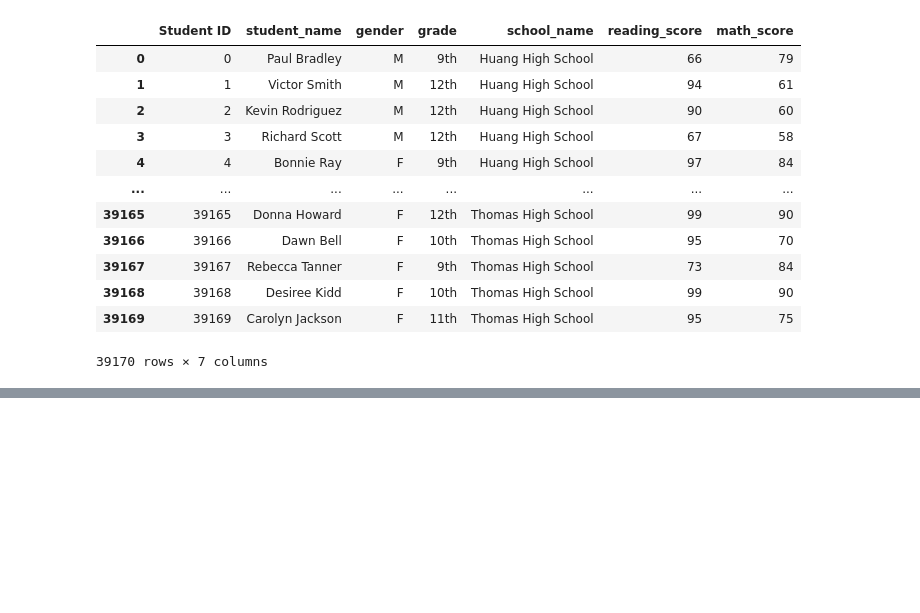
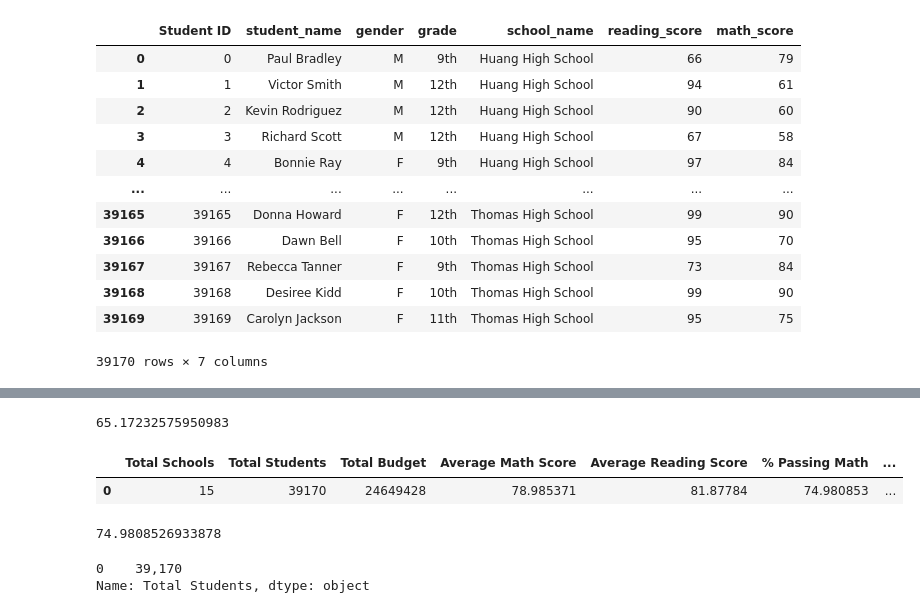
Before and after one commit to zongili/School_District_Analysis, a Jupyter notebook: PyCitySchools.ipynb, the cells around one changed output, grey strips where cells are left out. Drawn from its saved outputs; the diff is of its cells as text; code cells hidden in the pictures; blank space fills up the shorter version.

Commit message:
district summary complete & map, format usage

```diff
--- a/PyCitySchools.ipynb
+++ b/PyCitySchools.ipynb
@@ -308,0 +368,8 @@ student_data
+# %%
+student_count = school_data_complete_df["Student ID"].count()
+# Calculate the percent that passed math.
+passing_math_percentage = passing_math_count / float(student_count) * 100
+
+# Calculate the percent that passed reading.
+passing_reading_percentage = passing_reading_count / float(student_count) * 100
+passing_reading_percentage
@@ -308,0 +382,6 @@ student_data
+# %%
+# Calculate the students who passed both math and reading.
+passing_math_reading = school_data_complete_df[(school_data_complete_df["math_score"] >= 70)
+                        & (school_data_complete_df["reading_score"] >= 70)]
+
+passing_math_reading.count()
@@ -308,0 +401,60 @@ student_data
+# %%
+overall_passing_math_reading_count=passing_math_reading["Student ID"].count()
+# %%
+# Calculate the overall passing percentage.
+overall_passing_percentage = overall_passing_math_reading_count / student_count * 100
+overall_passing_percentage
+# %% [output]
+65.17232575950983
+# %%
+# Now that we have performed all the calculations needed for the district summary, let's add the following values and columns to a new DataFrame named district_summary_df.
+
+# Total number of schools in the column "Total Schools"
+# Total number of students in the column "Total Students"
+# Total budget in the column "Total Budget"
+# Average reading score in the column "Average Reading Score"
+# Average math score in the column "Average Math Score"
+# Percentage of students passing reading in the column "% Passing Reading"
+# Percentage of students passing math in the column "% Passing Math"
+# Overall passing percentage in the column "% Overall Passing"
+
+# To create district_summary_df DataFrame, we can create a list of dictionaries, where the keys are column names and the values are the metrics we calculated. We do this because the DataFrame has no index, and lists have natural indexing.
+# Adding a list of values with keys to create a new DataFrame.
+district_summary_df = pd.DataFrame(
+          [{"Total Schools": school_count,
+          "Total Students": student_count,
+          "Total Budget": total_budget,
+          "Average Math Score": average_math_score,
+          "Average Reading Score": average_reading_score,
+          "% Passing Math": passing_math_percentage,
+         "% Passing Reading": passing_reading_percentage,
+        "% Overall Passing": overall_passing_percentage}])
+district_summary_df
+# %% [output]
+|  | Total Schools | Total Students | Total Budget | Average Math Score | Average Reading Score | % Passing Math | ... |
+| 0 | 15 | 39170 | 24649428 | 78.985371 | 81.87784 | 74.980853 | ... |
+# %%
+# add some formatting to make the DataFrame look more professional.
+# You'll need to format the budget to two decimal places; format the grade averages to
+# one decimal place and grade percentages to the nearest whole number percent;
+# and add a thousands separator for numbers greater than 1,000.
+# Define a function that calculates the percentage of students that passed both
+# math and reading and returns the passing percentage when the function is called.
+#USING FUNCTIONS
+
+def passing_math_percent(pass_math_count, student_count):
+    return pass_math_count / float(student_count) * 100
+passing_math_count = 29370
+total_student_count = 39170
+# Call the function.
+passing_math_percent(passing_math_count, total_student_count)
+# %% [output]
+74.9808526933878
+# %%
+# Format the "Total Students" to have the comma for a thousands separator.
+district_summary_df["Total Students"] = district_summary_df["Total Students"].map("{:,}".format)
+
+district_summary_df["Total Students"]
+# %% [output]
+0    39,170
+Name: Total Students, dtype: object
```
Also changed, not shown: parts of 29 cells of this notebook, 4 other files.
